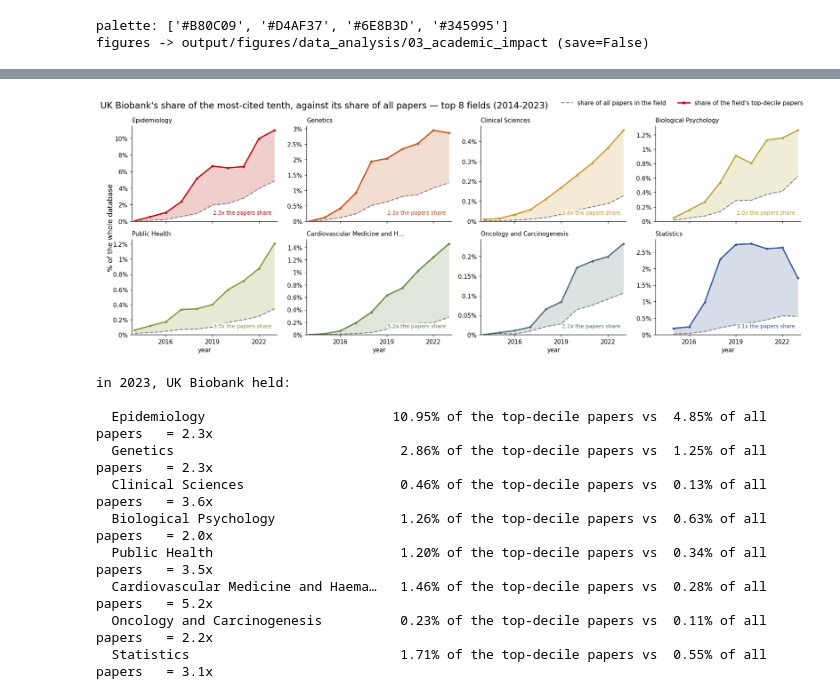
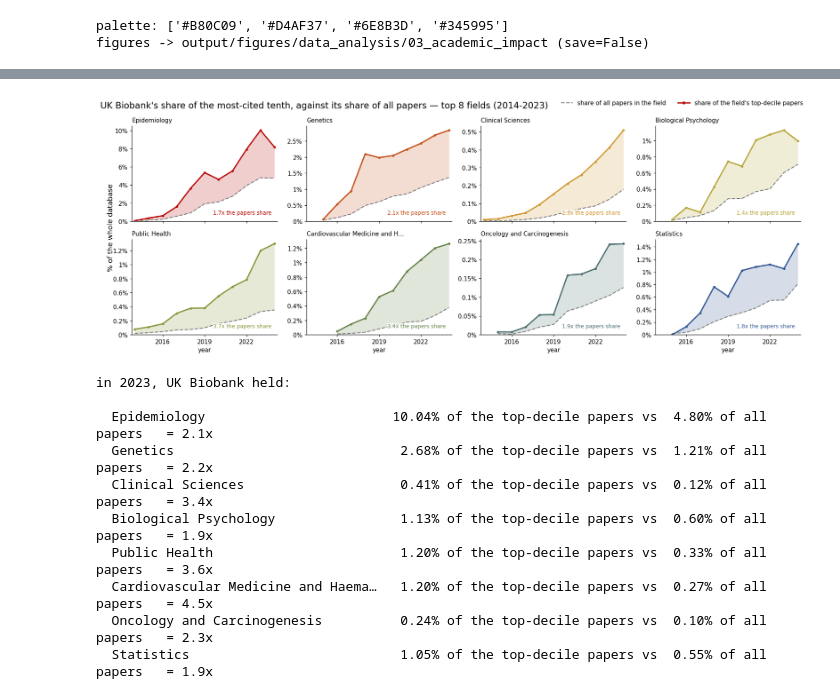
Before and after one commit to OxfordDemSci/20_years_of_ukb, a Jupyter notebook: src/data_analysis/03_academic_impact_01_for_analysis.ipynb, the cells around one changed output, grey strips where cells are left out. Saved outputs shown, nothing was run; the diff lists cells and outputs as text; code cells hidden in the pictures.

Commit message:
update the analysis of academic impact using the dimension api endpoints

```diff
--- a/src/data_analysis/03_academic_impact_01_for_analysis.ipynb
+++ b/src/data_analysis/03_academic_impact_01_for_analysis.ipynb
@@ -599,13 +628,18 @@ if not CITE_OK:
 else:
     _u = ukbb[ukbb.year.between(*CITE_WIN)]
     _w = whole[whole.year.between(*CITE_WIN)]
-    _mean = lambda f, wt: f[f"{wt}_frac"].sum() / f[f"{wt}_docs_frac"].sum()
+    # FRAC_SFX is "_frac" on the VM pathway and "" on the API one, where there are no
+    # fractional columns to take a mean over — same measure either way.
+    _mean = lambda f, wt: f[f"{wt}{FRAC_SFX}"].sum() / f[f"{wt}_docs{FRAC_SFX}"].sum()
     print(f"UK Biobank overall, {CITE_WIN[0]}-{CITE_WIN[1]}, against the whole database"
           f" ({UNIT}-tagged papers):")
     for wt in WEIGHTS_PRESENT:
         label = {"n_cit": "citations per paper", "n_fcr": "field citation ratio",
-                 "n_top10": "share in the top decile"}.get(wt, wt)
-        fmt = "{:.1%}" if wt == "n_top10" else "{:.2f}"
+                 "n_top10": "share in the top decile",
+                 "n_top10f": "share in the field's top decile",
+                 "n_top10p": "share in the top decile (proxy)",
+                 "n_mncs": "citations vs the field average"}.get(wt, wt)
+        fmt = "{:.1%}" if wt.startswith("n_top10") else "{:.2f}"
         print(f"  {label:24s} UKBB {fmt.format(_mean(_u, wt)):>7s}   whole "
               f"{fmt.format(_mean(_w, wt)):>7s}   = {OVERALL[wt[2:]]:.2f}x")
 
@@ -898,10 +941,20 @@ measure agreement over UK Biobank's top 8 fields (spread = max/min across the th
 # Epidemiology and Genetics belongs whole to each. (The activity index and every impact
 # ratio use the fractional columns instead, because those compare ACROSS categories and
 # a paper must not be counted twice there.)
+# The requested metric may not exist in these partials — the API pathway has no
+# top-decile indicator, because a percentile needs a distribution and a facet returns
+# only totals. Fall back to the volume share, which every pathway can answer, and say so.
 _m = CITE_SHARE_METRIC
-_mname = {"n_papers": "papers", "n_cit": "citations",
+if _m not in MEASURES:
+    print(f"CITE_SHARE_METRIC={_m} is not in these partials "
+          f"(have: {', '.join(m for m in MEASURES if not m.endswith('_docs'))});"
+          f"\nfalling back to n_papers — the volume share.\n")
+    _m = "n_papers"
+_mname = {"n_papers": "papers", "n_cit": "citations", "n_mncs": "field-relative citations",
           "n_fcr": "field-normalised citation weight",
-          "n_top10": "top-decile papers"}[_m]
+          "n_top10": "top-decile papers",
+          "n_top10f": "top-decile papers (field)",
+          "n_top10p": "top-decile papers (proxy)"}[_m]
 _cshare = share_timeseries(_m)
 if _m in CITE_YEARS:                      # citation metrics stop where the data does
     _cshare = _cshare.loc[_cshare.index.isin(CITE_YEARS[_m])]
@@ -1012,12 +1065,17 @@ UK Biobank's share of the world's top-decile papers, 2023 (and how it moved sinc
 # The top decile is defined per (year, type) over the WHOLE corpus by the count job's
 # citdist/thresholds passes, so "top 10%" means top 10% of everything published that
 # year, not of UK Biobank's own output.
-if "n_top10" not in WEIGHTS_PRESENT:
-    print("no n_top10 column — re-run the count job with --weights top10")
+# TOP10_COL is whichever top-decile measure this run has: n_top10f (measured per
+# field, VM), n_top10 (measured against the whole corpus, VM) or n_top10p (the API
+# proxy — see the calibration note in the Dimensions module before quoting it).
+if TOP10_COL is None:
+    print("no top-decile column — VM: --weights top10,top10f; API: the `calibrate` mode")
 else:
     _paper = share_timeseries("n_papers")
-    _best = share_timeseries("n_top10")
-    _yrs = [y for y in CITE_YEARS["n_top10"]]
+    _best = share_timeseries(TOP10_COL)
+    # Measured field/year thresholds are available through the latest indexed year;
+    # do not apply the raw-citation lag window to this already-thresholded metric.
+    _yrs = sorted(set(_best.index) & set(_paper.index))
     _paper, _best = _paper.loc[_paper.index.isin(_yrs)], _best.loc[_best.index.isin(_yrs)]
 
     ncol = 4
@@ -1051,44 +1109,44 @@ else:
                         va="bottom", fontsize=STYLE["annot_fs"], color=col,
                         bbox=dict(fc="white", ec="none", alpha=0.75, pad=0.6))
     for ax in axes[TOP_N:]:
         ax.set_visible(False)
     for ax in axes[max(TOP_N - ncol, 0):TOP_N]:
         ax.set_xlabel("year", fontsize=STYLE["tick_fs"])
 
     from matplotlib.lines import Line2D
     fig.legend(handles=[
         Line2D([], [], color=STYLE["edgecolor"], lw=1.6, ls="--",
                label="share of all papers in the field"),
         Line2D([], [], color=STYLE["colors"][0], lw=2.2, marker="o", ms=4,
                label="share of the field's top-decile papers")],
         loc="upper right", ncol=2, frameon=False, fontsize=STYLE["legend_fs"])
     fig.suptitle(f"UK Biobank's share of the most-cited tenth, against its share of all "
-                 f"papers — top {TOP_N} {UNIT}s ({CITE_YEARS['n_top10'][0]}-"
-                 f"{CITE_YEARS['n_top10'][-1]})",
+                 f"papers — top {TOP_N} {UNIT}s ({CITE_YEARS[TOP10_COL][0]}-"
+                 f"{CITE_YEARS[TOP10_COL][-1]})",
                  fontsize=STYLE["title_fs"], x=0.01, ha="left")
     fig.supylabel("% of the whole database", fontsize=STYLE["label_fs"])
     flag_denominator(fig)
     fig.tight_layout()
     savefig(fig, f"08_top_decile_premium_{COL_TYPE}_{LEVEL}{FILE_TAG}")
     plt.show()
 
-    _last = CITE_YEARS["n_top10"][-1]
+    _last = CITE_YEARS[TOP10_COL][-1]
     print(f"in {_last}, UK Biobank held:\n")
     for code, lab in zip(TOP_CODES, TOP_LABELS):
         p, b = _paper[code].get(_last, np.nan), _best[code].get(_last, np.nan)
         if not (np.isfinite(p) and np.isfinite(b) and p > 0):
             continue
         print(f"  {short(lab, 34):34s} {b:6.2f}% of the top-decile papers vs "
               f"{p:5.2f}% of all papers   = {b / p:.1f}x")
 # %% [output]
-[figure, old version]
+[figure, new version]
 in 2023, UK Biobank held:
 
-  Epidemiology                        10.95% of the top-decile papers vs  4.85% of all papers   = 2.3x
-  Genetics                             2.86% of the top-decile papers vs  1.25% of all papers   = 2.3x
-  Clinical Sciences                    0.46% of the top-decile papers vs  0.13% of all papers   = 3.6x
-  Biological Psychology                1.26% of the top-decile papers vs  0.63% of all papers   = 2.0x
-  Public Health                        1.20% of the top-decile papers vs  0.34% of all papers   = 3.5x
-  Cardiovascular Medicine and Haema…   1.46% of the top-decile papers vs  0.28% of all papers   = 5.2x
-  Oncology and Carcinogenesis          0.23% of the top-decile papers vs  0.11% of all papers   = 2.2x
-  Statistics                           1.71% of the top-decile papers vs  0.55% of all papers   = 3.1x
+  Epidemiology                        10.04% of the top-decile papers vs  4.80% of all papers   = 2.1x
+  Genetics                             2.68% of the top-decile papers vs  1.21% of all papers   = 2.2x
+  Clinical Sciences                    0.41% of the top-decile papers vs  0.12% of all papers   = 3.4x
+  Biological Psychology                1.13% of the top-decile papers vs  0.60% of all papers   = 1.9x
+  Public Health                        1.20% of the top-decile papers vs  0.33% of all papers   = 3.6x
+  Cardiovascular Medicine and Haema…   1.20% of the top-decile papers vs  0.27% of all papers   = 4.5x
+  Oncology and Carcinogenesis          0.24% of the top-decile papers vs  0.10% of all papers   = 2.3x
+  Statistics                           1.05% of the top-decile papers vs  0.55% of all papers   = 1.9x
```
Also changed, not shown: parts of 18 cells of this notebook, 8 other files.
